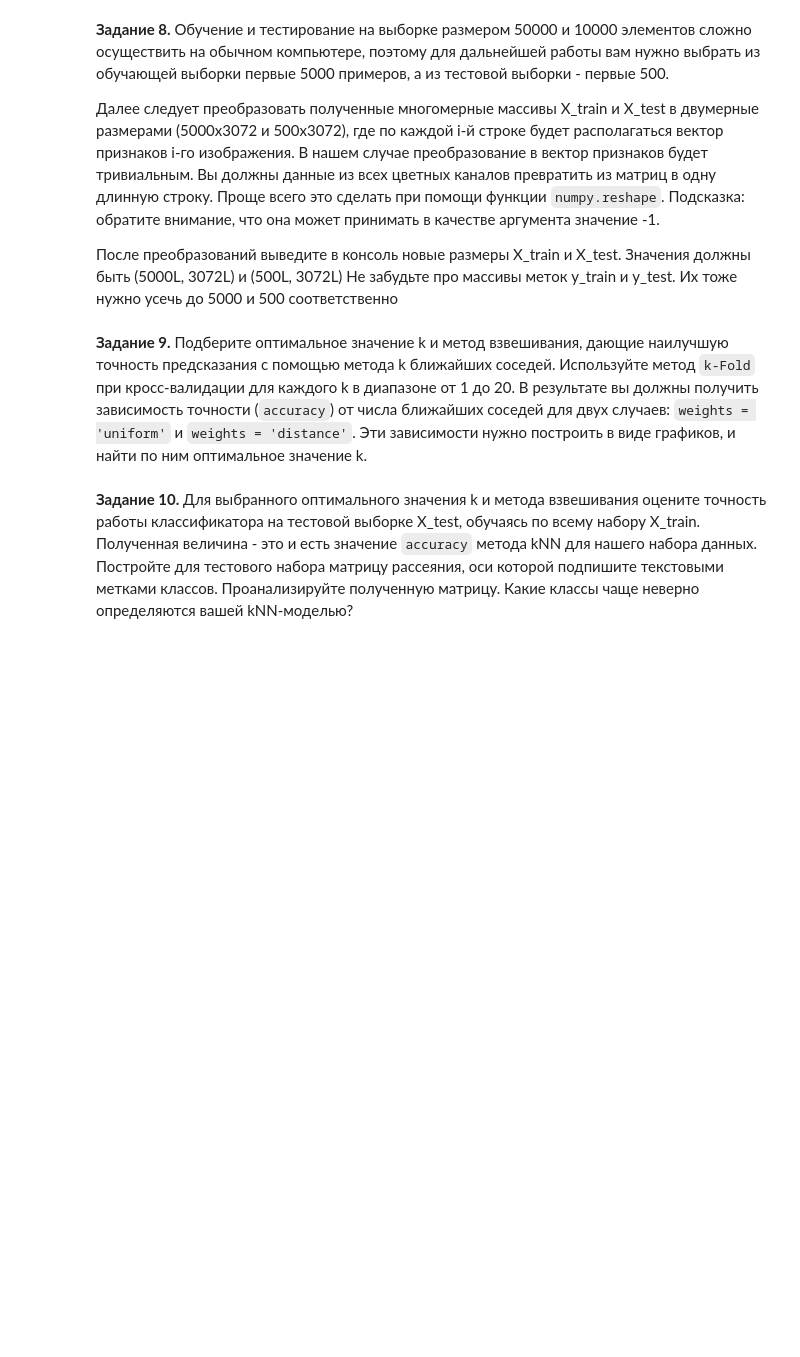
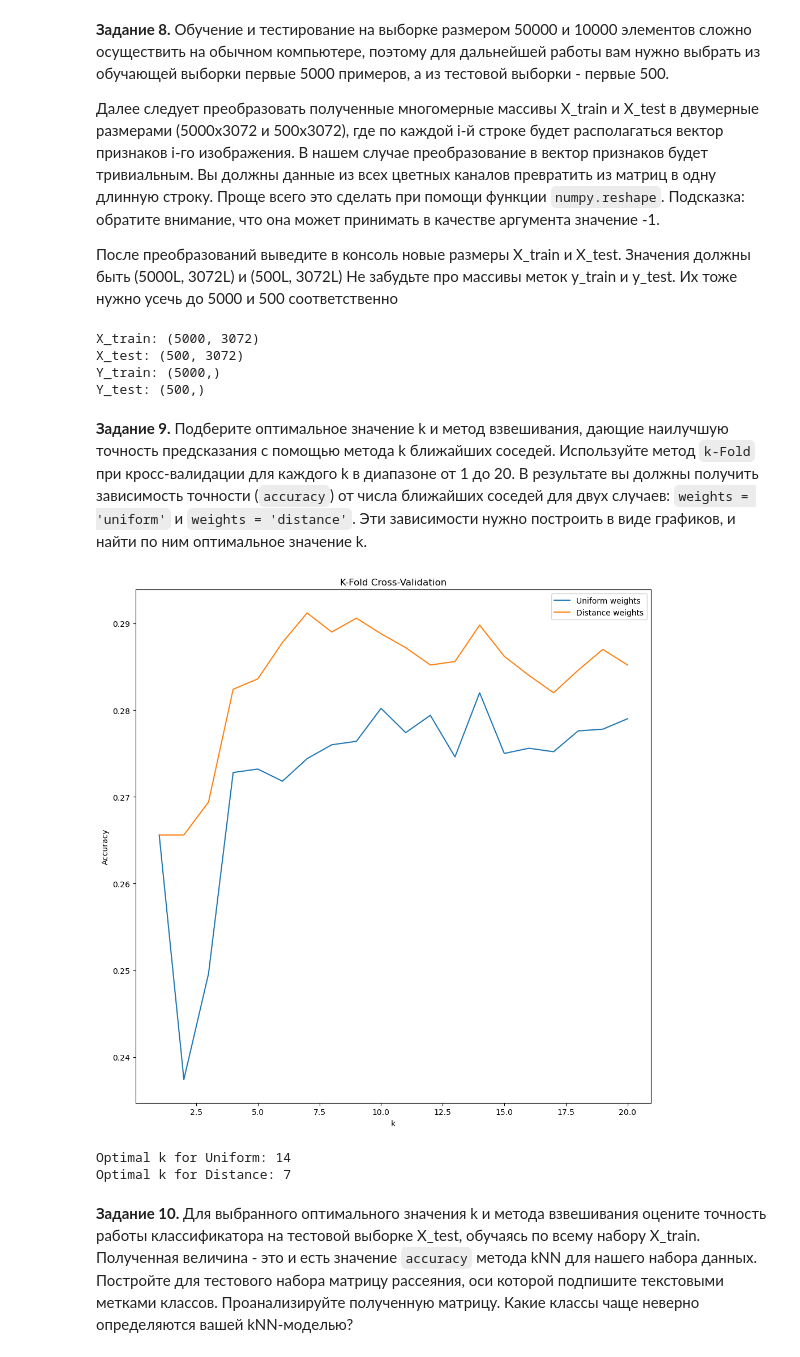
Before and after one commit to SpectralJager/asu_mag, a Jupyter notebook: машинное обучение/Lab3-kNN.ipynb, the cells around one changed output. Cells and saved outputs as stored; diff of their text form; code cells hidden in the pictures; blank space fills up the shorter version.

```diff
--- a/машинное обучение/Lab3-kNN.ipynb
+++ b/машинное обучение/Lab3-kNN.ipynb
@@ -164,2 +298,21 @@ NameError: name 'classes' is not defined
+# %%
+# ваш код здесь
+X_train = X_train[:5000]
+Y_train = Y_train[:5000]
+
+X_test = X_test[:500]
+Y_test = Y_test[:500]
+
+X_train = X_train.reshape((X_train.shape[0], -1))
+X_test = X_test.reshape((X_test.shape[0], -1))
+print(f"X_train: {X_train.shape}")
+print(f"X_test: {X_test.shape}")
+print(f"Y_train: {Y_train.shape}")
+print(f"Y_test: {Y_test.shape}")
+# %% [output]
+X_train: (5000, 3072)
+X_test: (500, 3072)
+Y_train: (5000,)
+Y_test: (500,)
 # %% [markdown]
 **Задание 9.** Подберите оптимальное значение k и метод взвешивания, дающие наилучшую точность предсказания с помощью метода k ближайших соседей. Используйте метод `k-Fold` при кросс-валидации для каждого k в диапазоне от 1 до 20. В результате вы должны получить зависимость точности (`accuracy`) от числа ближайших соседей для двух случаев: `weights = 'uniform'` и `weights = 'distance'`. Эти зависимости нужно построить в виде графиков, и найти по ним оптимальное значение k.
@@ -168,2 +319,51 @@ NameError: name 'classes' is not defined
+# %%
+# ваш код здесь
+
+k_values = np.arange(1, 21)
+
+scores_uniform = []
+scores_distance = []
+
+for k in k_values:
+    uniform = neighbors.KNeighborsClassifier(weights='uniform', n_neighbors=k, n_jobs=10)
+    distance = neighbors.KNeighborsClassifier(weights='distance', n_neighbors=k, n_jobs=10)
+
+    scores_uniform.append(
+        np.mean(
+            cross_val_score(
+                uniform,
+                X_train,
+                Y_train,
+                cv=KFold()
+            )
+        )
+    )
+    scores_distance.append(
+        np.mean(
+            cross_val_score(
+                distance,
+                X_train,
+                Y_train,
+                cv=KFold()
+            )
+        )
+    )
+
+plt.plot(k_values, scores_uniform, label='Uniform weights')
+plt.plot(k_values, scores_distance, label='Distance weights')
+plt.title('K-Fold Cross-Validation')
+plt.xlabel('k')
+plt.ylabel('Accuracy')
+plt.legend()
+
+plt.tight_layout()
+plt.show()
+
+print(f'Optimal k for Uniform: {k_values[np.argmax(scores_uniform)]}')
+print(f'Optimal k for Distance: {k_values[np.argmax(scores_distance)]}')
+# %% [output]
+[figure, added]
+Optimal k for Uniform: 14
+Optimal k for Distance: 7
 # %% [markdown]
 **Задание 10.** Для выбранного оптимального значения k и метода взвешивания оцените точность работы классификатора на тестовой выборке X_test, обучаясь по всему набору X_train. Полученная величина - это и есть значение `accuracy` метода kNN для нашего набора данных. Постройте для тестового набора матрицу рассеяния, оси которой подпишите текстовыми метками классов. Проанализируйте полученную матрицу. Какие классы чаще неверно определяются вашей kNN-моделью?
```
Also changed, not shown: parts of 14 cells of this notebook, 8 other files.
